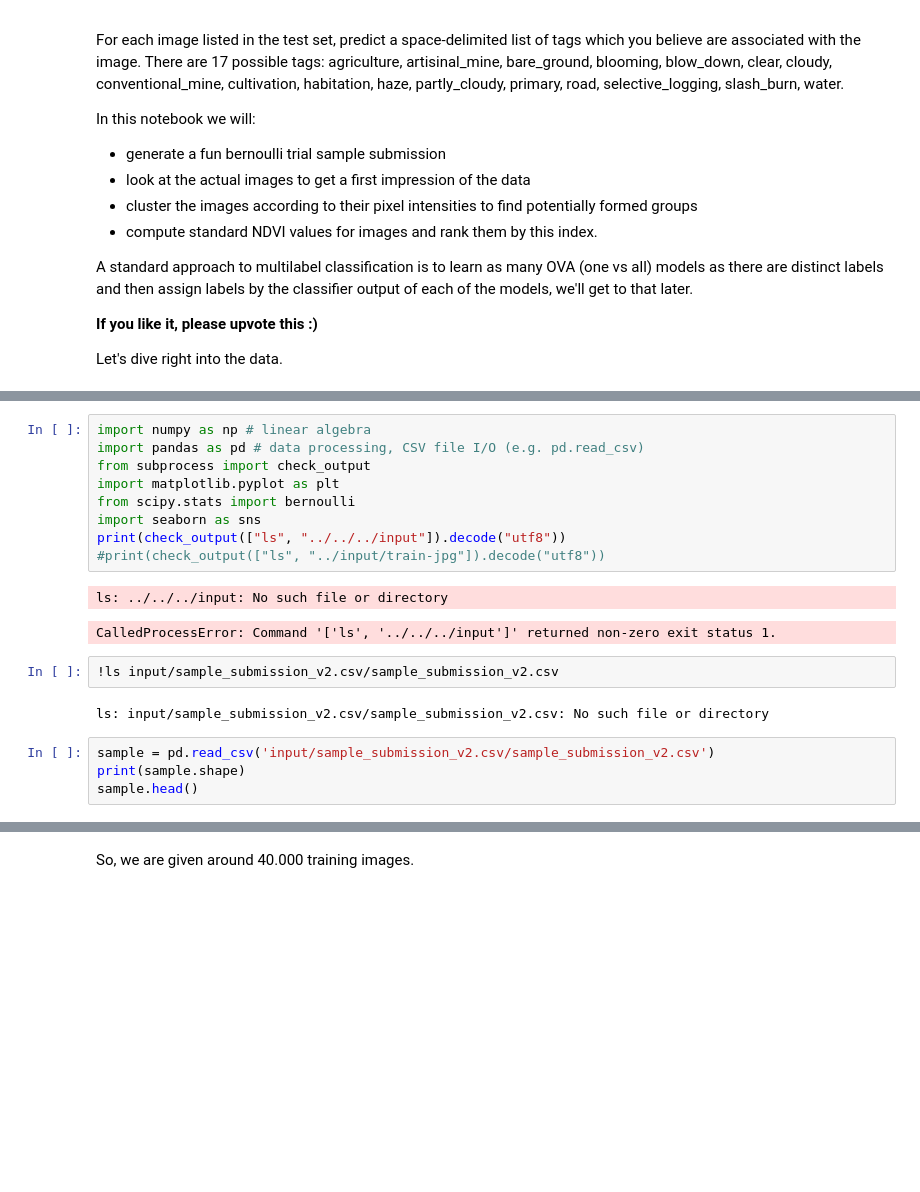
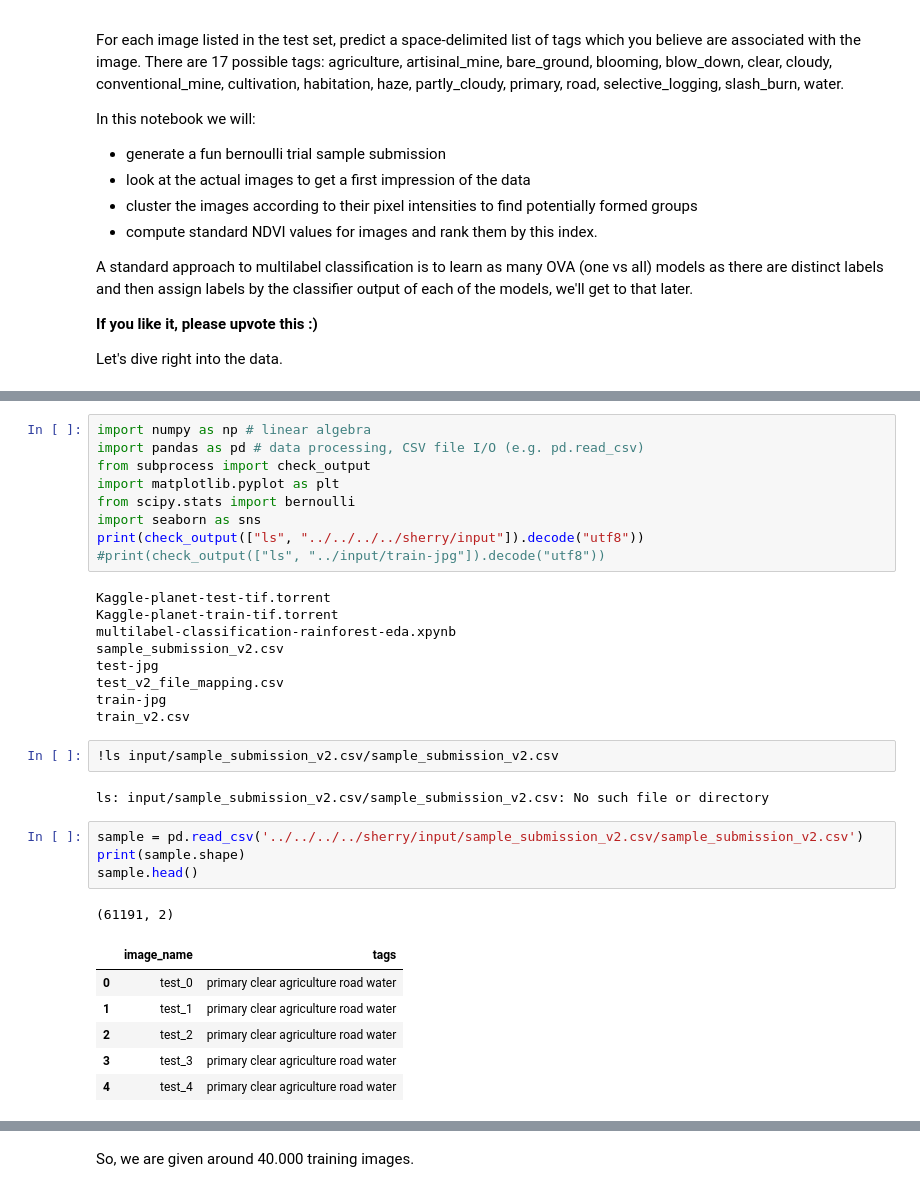
Before and after one commit to mshaheryarmalik/echo, a Jupyter notebook: modeling/Forest-monitering/multilabel-classification-rainforest-eda.ipynb, the cells around one changed output, grey strips where cells are left out. Cells and saved outputs as stored; diff of their text form; blank space fills up the shorter version.

```diff
--- a/modeling/Forest-monitering/multilabel-classification-rainforest-eda.ipynb
+++ b/modeling/Forest-monitering/multilabel-classification-rainforest-eda.ipynb
@@ -33,17 +36,31 @@ from subprocess import check_output
 import matplotlib.pyplot as plt
 from scipy.stats import bernoulli
 import seaborn as sns
-print(check_output(["ls", "../../../input"]).decode("utf8"))
+print(check_output(["ls", "../../../../sherry/input"]).decode("utf8"))
 #print(check_output(["ls", "../input/train-jpg"]).decode("utf8"))
 # %% [output]
-ls: ../../../input: No such file or directory
+Kaggle-planet-test-tif.torrent
+Kaggle-planet-train-tif.torrent
+multilabel-classification-rainforest-eda.xpynb
+sample_submission_v2.csv
+test-jpg
+test_v2_file_mapping.csv
+train-jpg
+train_v2.csv
-CalledProcessError: Command '['ls', '../../../input']' returned non-zero exit status 1.
 # %%
 !ls input/sample_submission_v2.csv/sample_submission_v2.csv
 # %% [output]
 ls: input/sample_submission_v2.csv/sample_submission_v2.csv: No such file or directory
 # %%
-sample = pd.read_csv('input/sample_submission_v2.csv/sample_submission_v2.csv')
+sample = pd.read_csv('../../../../sherry/input/sample_submission_v2.csv/sample_submission_v2.csv')
 print(sample.shape)
 sample.head()
+# %% [output]
+(61191, 2)
+|  | image_name | tags |
+| 0 | test_0 | primary clear agriculture road water |
+| 1 | test_1 | primary clear agriculture road water |
+| 2 | test_2 | primary clear agriculture road water |
+| 3 | test_3 | primary clear agriculture road water |
+| 4 | test_4 | primary clear agriculture road water |
 # %%
```
Also changed, not shown: parts of 8 cells of this notebook, 1 other file.
